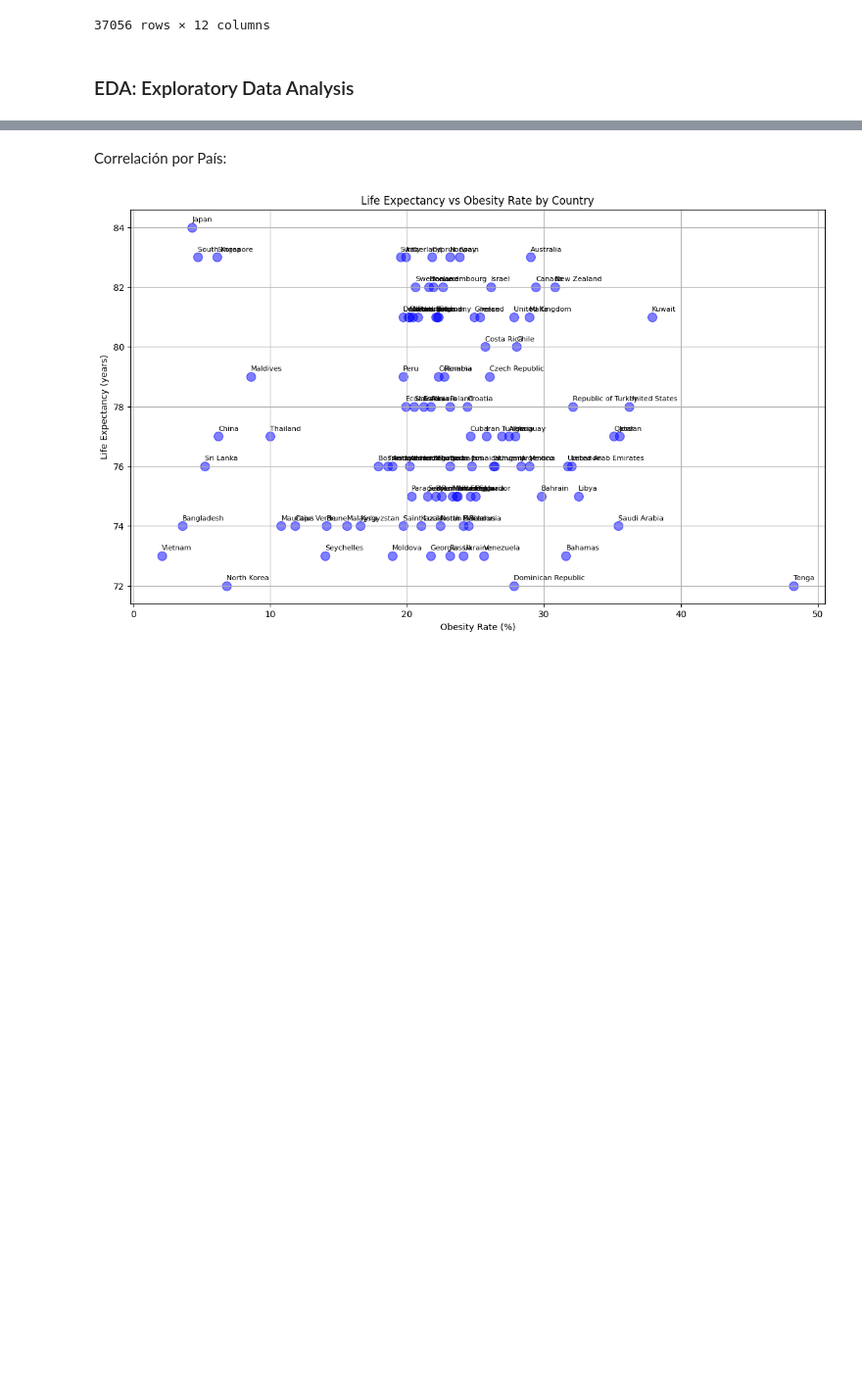
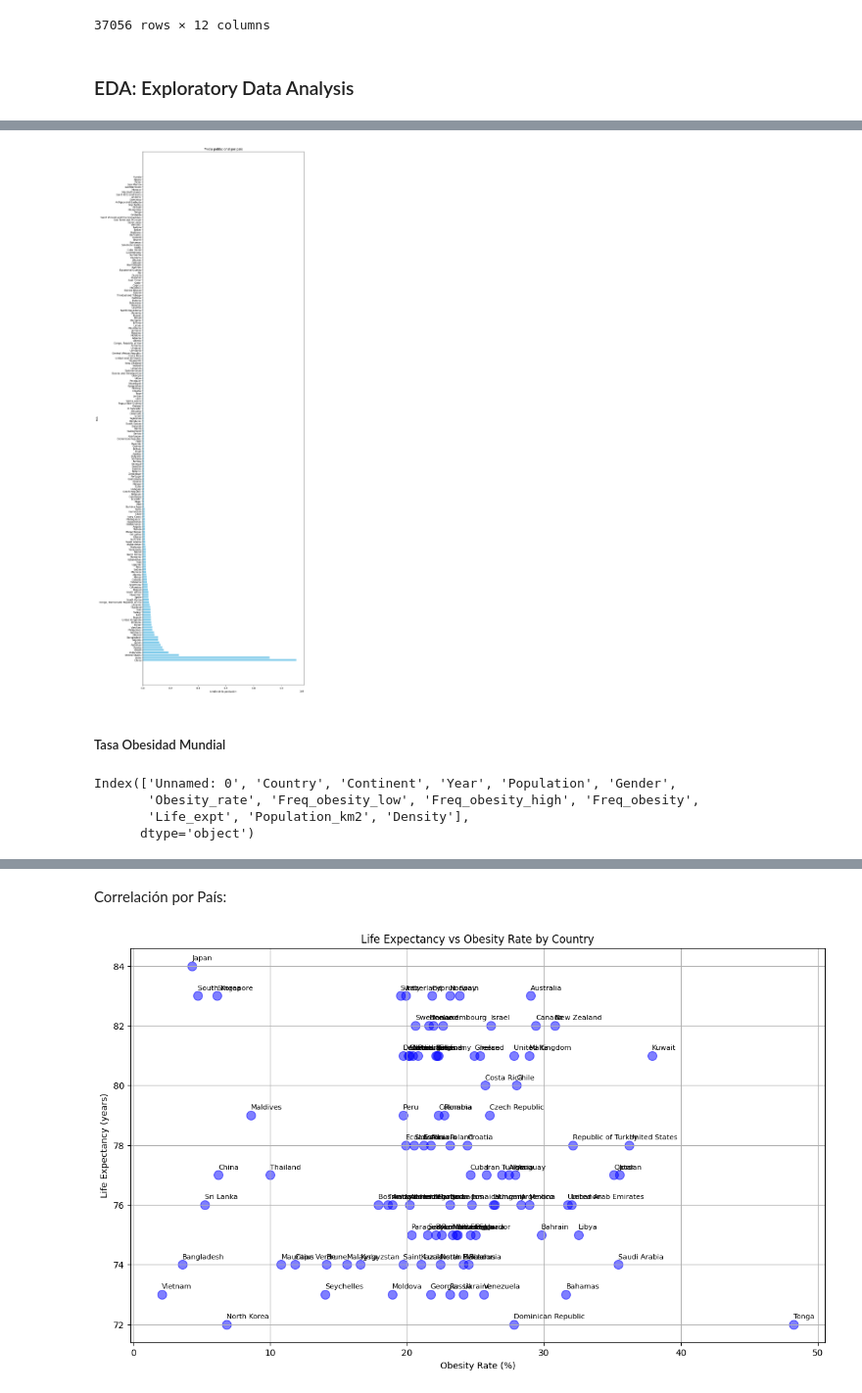
Before and after one commit to MouraAnalyst/EDA_Corr_tranning, a Jupyter notebook: EspVida_vs_Obesid.ipynb, the cells around one changed output, grey strips where cells are left out. Shown at 98% size. Drawn from its saved outputs; the diff is of its cells as text; code cells hidden in the pictures; blank space fills up the shorter version.

```diff
--- a/EspVida_vs_Obesid.ipynb
+++ b/EspVida_vs_Obesid.ipynb
@@ -486,0 +627,17 @@ df_main.to_csv("df_main.csv")
+# %%
+country_search = df_main['Country'].unique()
+media_paises = []
+
+for country in country_search:
+    pais = df_main.loc[(df_main['Country']== country)]
+    media = round(pais['Population'].mean(),1)
+
+    media_paises.append({
+        "Country": country,
+        "Media_populacion": media
+    })
+
+df_media_popu = pd.DataFrame(media_paises)
+# %%
+df_media_popu = pd.DataFrame(media_paises)
+df_media_popu
@@ -486,0 +655,20 @@ df_main.to_csv("df_main.csv")
+# %%
+df_media_popu_sorted = df_media_popu.sort_values(by="Media_populacion", ascending=False)
+
+plt.figure(figsize=(12, 40))
+plt.barh(df_media_popu_sorted['Country'], df_media_popu_sorted['Media_populacion'], color='skyblue')
+plt.title('Media poblacional por país')
+plt.xlabel('Media de la población')
+plt.ylabel('País')
+plt.show()
+# %% [output]
+[figure, added]
+# %% [markdown]
+##### Tasa Obesidad Mundial
+# %%
+df_main.columns
+# %% [output]
+Index(['Unnamed: 0', 'Country', 'Continent', 'Year', 'Population', 'Gender',
+       'Obesity_rate', 'Freq_obesity_low', 'Freq_obesity_high', 'Freq_obesity',
+       'Life_expt', 'Population_km2', 'Density'],
+      dtype='object')
```
Also changed, not shown: parts of 30 cells of this notebook, 3 other files.
